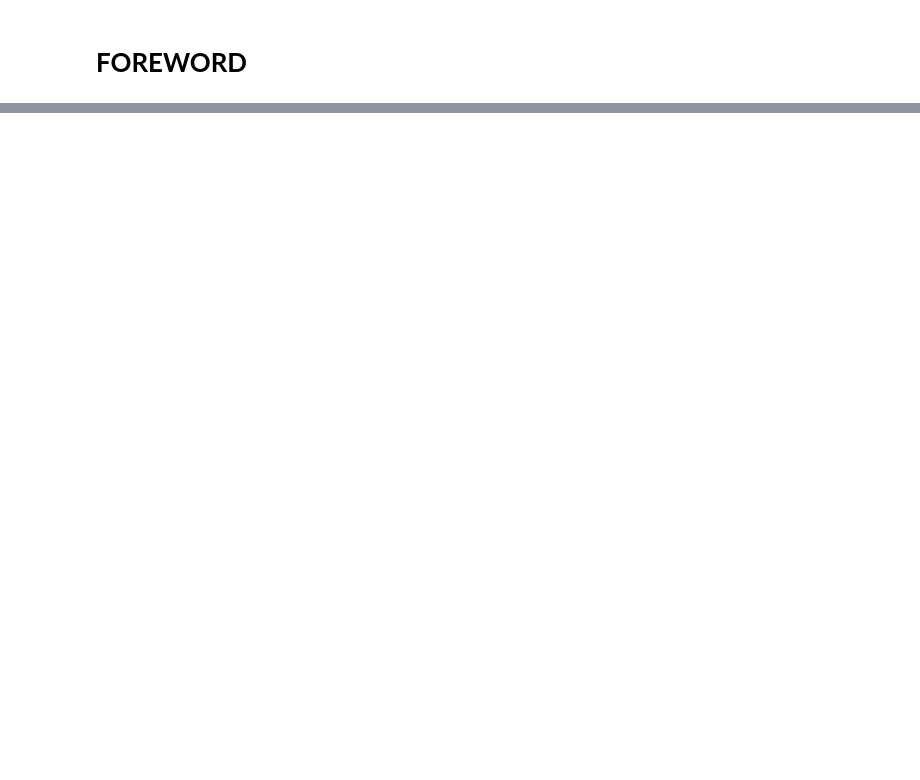
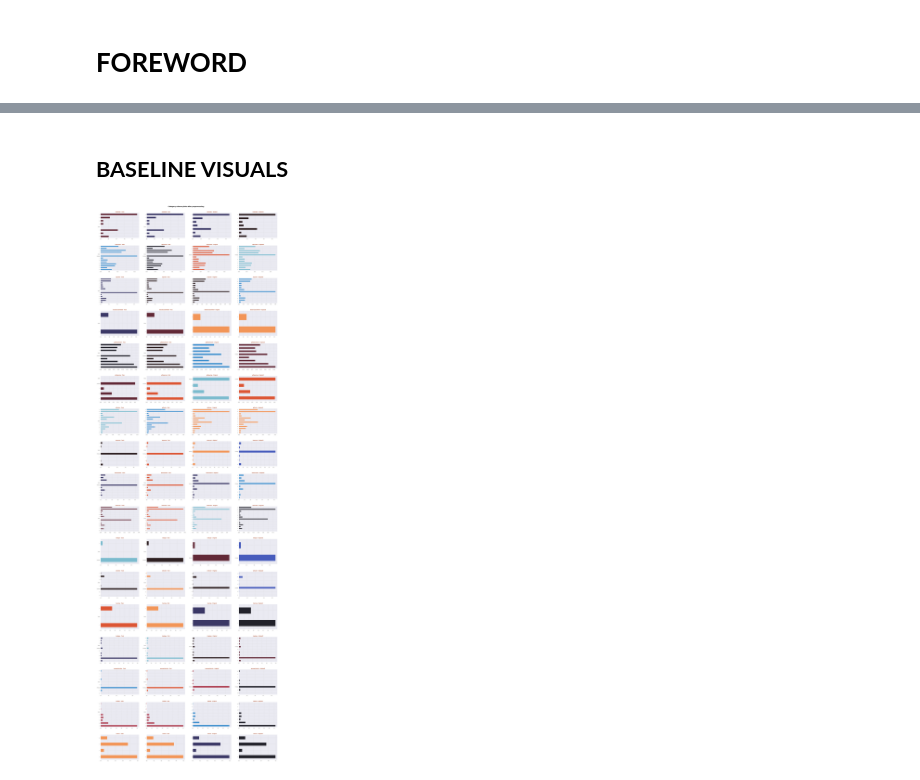
Before and after one commit to Ravaldo07/PlaygroundS4E08Public, a Jupyter notebook: playgrounds4e08-dataorganization.ipynb, the cells around one changed output, grey strips where cells are left out. Drawn from its saved outputs; the diff is of its cells as text; code cells hidden in the pictures; blank space fills up the shorter version.

Commit message:
Kaggle Notebook | PlaygroundS4E08|DataStore | Version 4

```diff
--- a/playgrounds4e08-dataorganization.ipynb
+++ b/playgrounds4e08-dataorganization.ipynb
@@ -19,0 +106,7 @@ It stores the files in parquet for easy usage subsequently
+# %%
+%%time
+
+version_nb   = 1
+target       = "class"
+visuals_req  = True
+mapper       = {"e" : 0, "p" : 1}
@@ -130,0 +251,32 @@ Wall time: 13 s
+# %% [markdown]
+## **BASELINE VISUALS**
+# %%
+%%time
+
+if visuals_req:
+    fig, axes = plt.subplots(len(cat_cols), 4,
+                             figsize = (30, 5.5 * len(cat_cols)),
+                             gridspec_kw = {"hspace": 0.3, "wspace": 0.2}
+                            )
+
+    for j, col in tqdm(enumerate(cat_cols)):
+        colors = sns.color_palette("icefire", n_colors = 10)
+
+        for i, (label, df) in enumerate(df_dict.items()):
+            ax = axes[j, i]
+            df[col].value_counts(normalize = True).sort_index().\
+            plot.barh(color = colors[np.random.randint(0, 10, 1)[0]], ax = ax)
+            ax.set_title(f"{col} - {label}", **title_specs);
+            ax.grid(**grid_specs);
+            ax.set(ylabel = "")
+
+    plt.tight_layout()
+    plt.suptitle(f"Category column plots after preprocessing",
+                 y = 0.89, color = "black", fontsize = 14, fontweight = "bold",
+                )
+    plt.show()
+
+print();
+collect();
+# %% [output]
+[figure, added]
```
Also changed, not shown: parts of 24 cells of this notebook.
